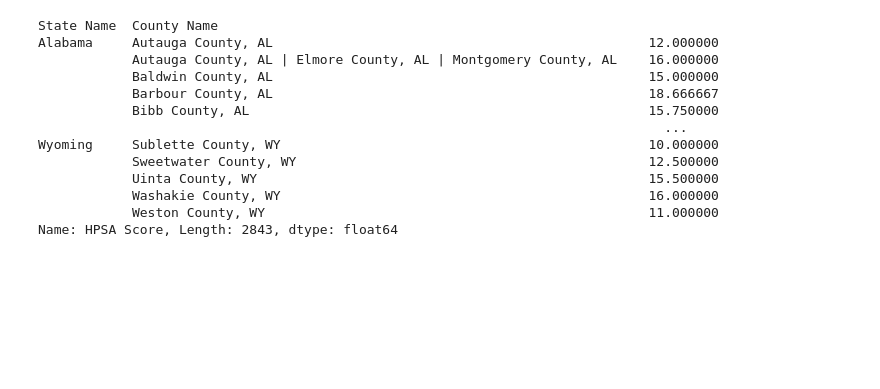
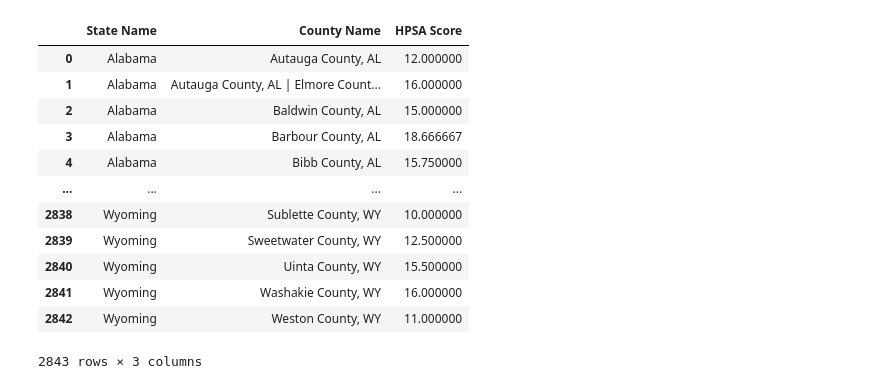
Before and after one commit to lewisaaronpaul/Project01_COVID-19_Analysis_TeamCool, a Jupyter notebook: source_data/HRSA Data/HRSA_Notebook_17Jun.ipynb, the cells around one changed output. Saved outputs shown, nothing was run; the diff lists cells and outputs as text; code cells hidden in the pictures; blank space fills up the shorter version.

Commit message:
Added average HRSA Score

```diff
--- a/source_data/HRSA Data/HRSA_Notebook_17Jun.ipynb
+++ b/source_data/HRSA Data/HRSA_Notebook_17Jun.ipynb
@@ -98,16 +88,20 @@ HRSA_Status_Grouped
 # %%
-HRSA_Status.groupby(['State Name', 'County Name'])[('HPSA Score')].mean()
+Avg_HRSA = pd.DataFrame(HRSA_Status.groupby(['State Name', 'County Name'])[('HPSA Score')].mean())
-# %% [output]
-State Name  County Name
-Alabama     Autauga County, AL                                                12.000000
-            Autauga County, AL | Elmore County, AL | Montgomery County, AL    16.000000
-            Baldwin County, AL                                                15.000000
-            Barbour County, AL                                                18.666667
-            Bibb County, AL                                                   15.750000
-                                                                                ...
-Wyoming     Sublette County, WY                                               10.000000
-            Sweetwater County, WY                                             12.500000
-            Uinta County, WY                                                  15.500000
-            Washakie County, WY                                               16.000000
-            Weston County, WY                                                 11.000000
-Name: HPSA Score, Length: 2843, dtype: float64
+# %%
+Avg_HRSA = Avg_HRSA.reset_index()
+# %%
+Avg_HRSA
+# %% [output]
+|  | State Name | County Name | HPSA Score |
+| 0 | Alabama | Autauga County, AL | 12.000000 |
+| 1 | Alabama | Autauga County, AL | Elmore Count... | 16.000000 |
+| 2 | Alabama | Baldwin County, AL | 15.000000 |
+| 3 | Alabama | Barbour County, AL | 18.666667 |
+| 4 | Alabama | Bibb County, AL | 15.750000 |
+| ... | ... | ... | ... |
+| 2838 | Wyoming | Sublette County, WY | 10.000000 |
+| 2839 | Wyoming | Sweetwater County, WY | 12.500000 |
+| 2840 | Wyoming | Uinta County, WY | 15.500000 |
+| 2841 | Wyoming | Washakie County, WY | 16.000000 |
+| 2842 | Wyoming | Weston County, WY | 11.000000 |
+2843 rows × 3 columns
```
Also changed, not shown: parts of 9 cells of this notebook, 1 other file.
